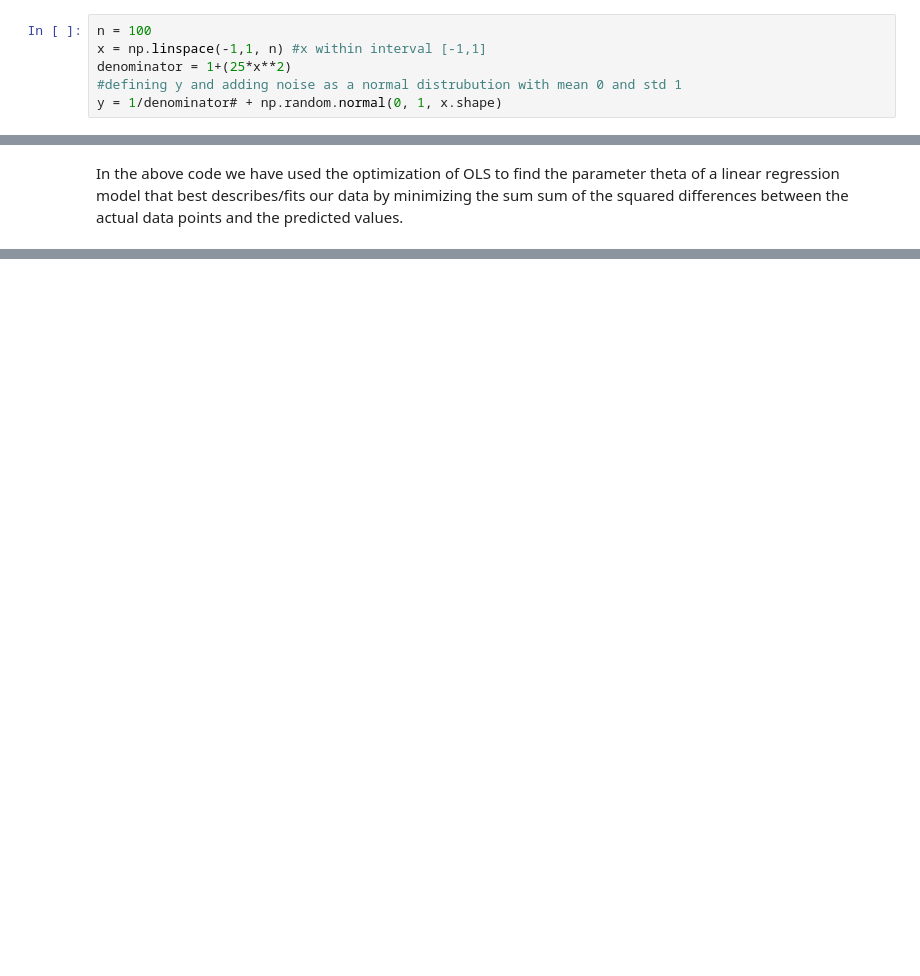
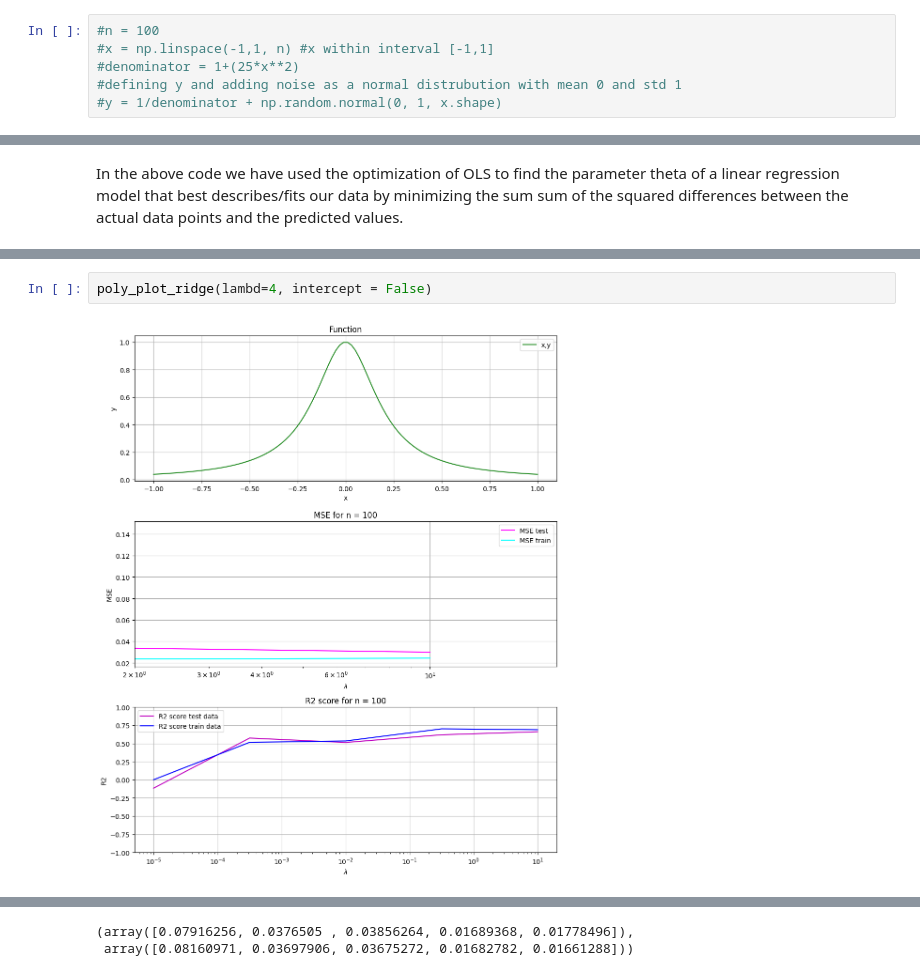
Before and after one commit to BirkS20/Project1_joint, a Jupyter notebook: malene_prover_seg_på_oppgaver_hun_ikke_blir_aa_faa_til_jeg_griner_vil_sove_men_er_stressa_buhu.ipynb, the cells around one changed output, grey strips where cells are left out. Drawn from its saved outputs; the diff is of its cells as text; blank space fills up the shorter version.

```diff
--- a/malene_prover_seg_på_oppgaver_hun_ikke_blir_aa_faa_til_jeg_griner_vil_sove_men_er_stressa_buhu.ipynb
+++ b/malene_prover_seg_på_oppgaver_hun_ikke_blir_aa_faa_til_jeg_griner_vil_sove_men_er_stressa_buhu.ipynb
@@ -21,11 +21,11 @@ from sklearn.preprocessing import StandardScaler
 from sklearn.metrics import mean_squared_error as MSE
 from sklearn.metrics import r2_score
 # %%
-n = 100
-x = np.linspace(-1,1, n) #x within interval [-1,1]
-denominator = 1+(25*x**2)
+#n = 100
+#x = np.linspace(-1,1, n) #x within interval [-1,1]
+#denominator = 1+(25*x**2)
 #defining y and adding noise as a normal distrubution with mean 0 and std 1
-y = 1/denominator# + np.random.normal(0, 1, x.shape)
+#y = 1/denominator + np.random.normal(0, 1, x.shape)
 # %%
 #Perform a standard ordinary least square regression analysis
 #Import polynimial features from func_list and OLS_parameters
@@ -115,0 +219,4 @@ sum of the squared differences between the actual data points and the predicted
+# %%
+poly_plot_ridge(lambd=4, intercept = False)
+# %% [output]
+[figure, added]
@@ -115,0 +225,2 @@ sum of the squared differences between the actual data points and the predicted
+(array([0.07916256, 0.0376505 , 0.03856264, 0.01689368, 0.01778496]),
+ array([0.08160971, 0.03697906, 0.03675272, 0.01682782, 0.01661288]))
```
Also changed, not shown: parts of 5 cells of this notebook, 1 other file.
